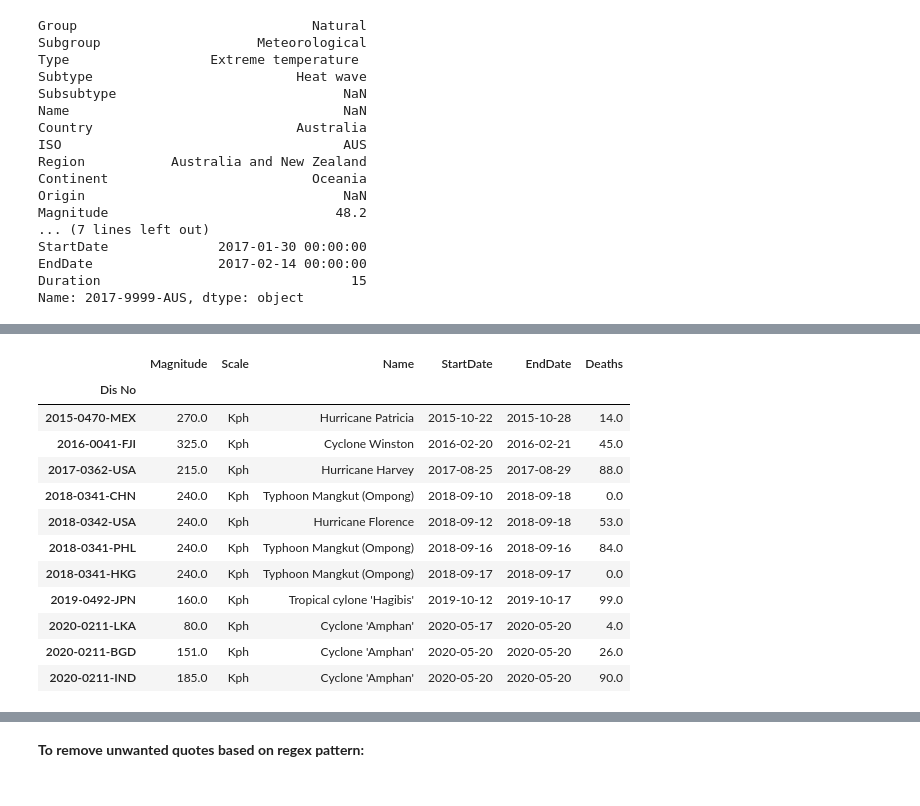
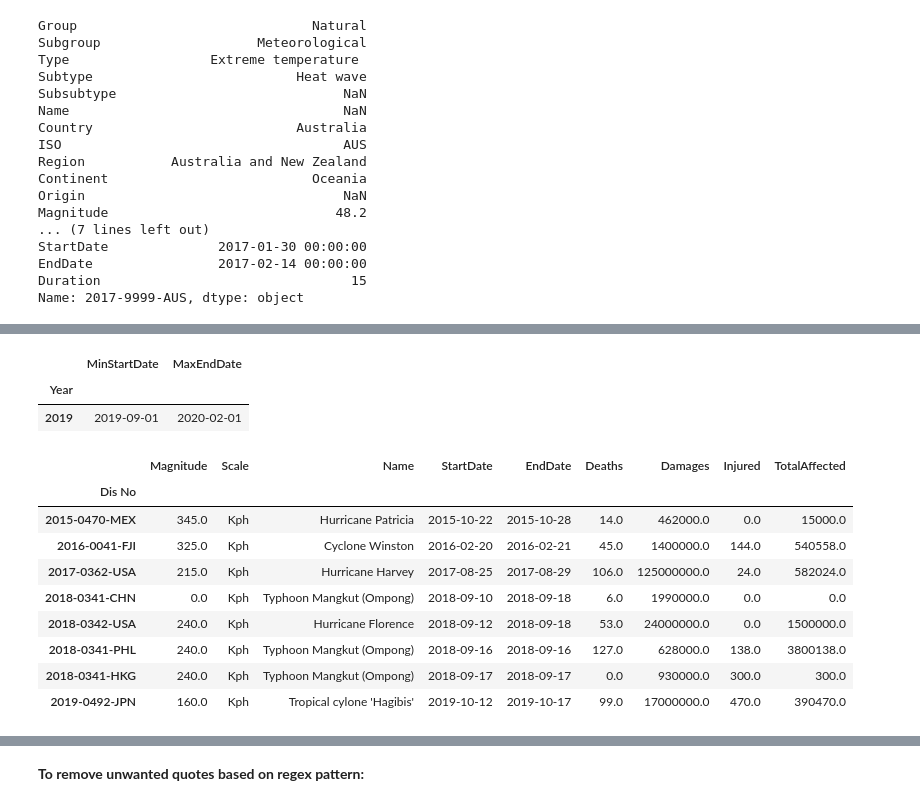
Before and after one commit to epfl-ada/ada-2021-project-data-alchemy, a Jupyter notebook: disaster_extraction.ipynb, the cells around one changed output, grey strips where cells are left out. Saved outputs shown, nothing was run; the diff lists cells and outputs as text; code cells hidden in the pictures.

```diff
--- a/disaster_extraction.ipynb
+++ b/disaster_extraction.ipynb
@@ -160,23 +148,26 @@ df_heat_bounds
+# %%
+df_heat_2020_bounds
+# %% [output]
+|  | MinStartDate | MaxEndDate |
+| Year |  |  |
+| 2019 | 2019-09-01 | 2020-02-01 |
 # %%
 df_storm = get_df_disaster(df_emdat, STORMS, STORMS_val)
+# %%
+df_storm[['Magnitude', 'Scale', 'Name', 'StartDate', 'EndDate','Deaths', 'Damages', 'Injured','TotalAffected']]
+# %% [output]
+|  | Magnitude | Scale | Name | StartDate | EndDate | Deaths | Damages | Injured | TotalAffected |
+| Dis No |  |  |  |  |  |  |  |  |  |
+| 2015-0470-MEX | 345.0 | Kph | Hurricane Patricia | 2015-10-22 | 2015-10-28 | 14.0 | 462000.0 | 0.0 | 15000.0 |
+| 2016-0041-FJI | 325.0 | Kph | Cyclone Winston | 2016-02-20 | 2016-02-21 | 45.0 | 1400000.0 | 144.0 | 540558.0 |
+| 2017-0362-USA | 215.0 | Kph | Hurricane Harvey | 2017-08-25 | 2017-08-29 | 106.0 | 125000000.0 | 24.0 | 582024.0 |
+| 2018-0341-CHN | 0.0 | Kph | Typhoon Mangkut (Ompong) | 2018-09-10 | 2018-09-18 | 6.0 | 1990000.0 | 0.0 | 0.0 |
+| 2018-0342-USA | 240.0 | Kph | Hurricane Florence | 2018-09-12 | 2018-09-18 | 53.0 | 24000000.0 | 0.0 | 1500000.0 |
+| 2018-0341-PHL | 240.0 | Kph | Typhoon Mangkut (Ompong) | 2018-09-16 | 2018-09-16 | 127.0 | 628000.0 | 138.0 | 3800138.0 |
+| 2018-0341-HKG | 240.0 | Kph | Typhoon Mangkut (Ompong) | 2018-09-17 | 2018-09-17 | 0.0 | 930000.0 | 300.0 | 300.0 |
+| 2019-0492-JPN | 160.0 | Kph | Tropical cylone 'Hagibis' | 2019-10-12 | 2019-10-17 | 99.0 | 17000000.0 | 470.0 | 390470.0 |
 # %%
 df_storm_bounds = retrieve_bounding_dates(df_storm)
-# %%
-df_storm[['Magnitude', 'Scale', 'Name', 'StartDate', 'EndDate','Deaths']]
-# %% [output]
-|  | Magnitude | Scale | Name | StartDate | EndDate | Deaths |
-| Dis No |  |  |  |  |  |  |
-| 2015-0470-MEX | 270.0 | Kph | Hurricane Patricia | 2015-10-22 | 2015-10-28 | 14.0 |
-| 2016-0041-FJI | 325.0 | Kph | Cyclone Winston | 2016-02-20 | 2016-02-21 | 45.0 |
-| 2017-0362-USA | 215.0 | Kph | Hurricane Harvey | 2017-08-25 | 2017-08-29 | 88.0 |
-| 2018-0341-CHN | 240.0 | Kph | Typhoon Mangkut (Ompong) | 2018-09-10 | 2018-09-18 | 0.0 |
-| 2018-0342-USA | 240.0 | Kph | Hurricane Florence | 2018-09-12 | 2018-09-18 | 53.0 |
-| 2018-0341-PHL | 240.0 | Kph | Typhoon Mangkut (Ompong) | 2018-09-16 | 2018-09-16 | 84.0 |
-| 2018-0341-HKG | 240.0 | Kph | Typhoon Mangkut (Ompong) | 2018-09-17 | 2018-09-17 | 0.0 |
-| 2019-0492-JPN | 160.0 | Kph | Tropical cylone 'Hagibis' | 2019-10-12 | 2019-10-17 | 99.0 |
-| 2020-0211-LKA | 80.0 | Kph | Cyclone 'Amphan' | 2020-05-17 | 2020-05-20 | 4.0 |
-| 2020-0211-BGD | 151.0 | Kph | Cyclone 'Amphan' | 2020-05-20 | 2020-05-20 | 26.0 |
-| 2020-0211-IND | 185.0 | Kph | Cyclone 'Amphan' | 2020-05-20 | 2020-05-20 | 90.0 |
 # %%
 df_storm_bounds
 # %% [output]
```
Also changed, not shown: parts of 35 cells of this notebook, 3 other files.
